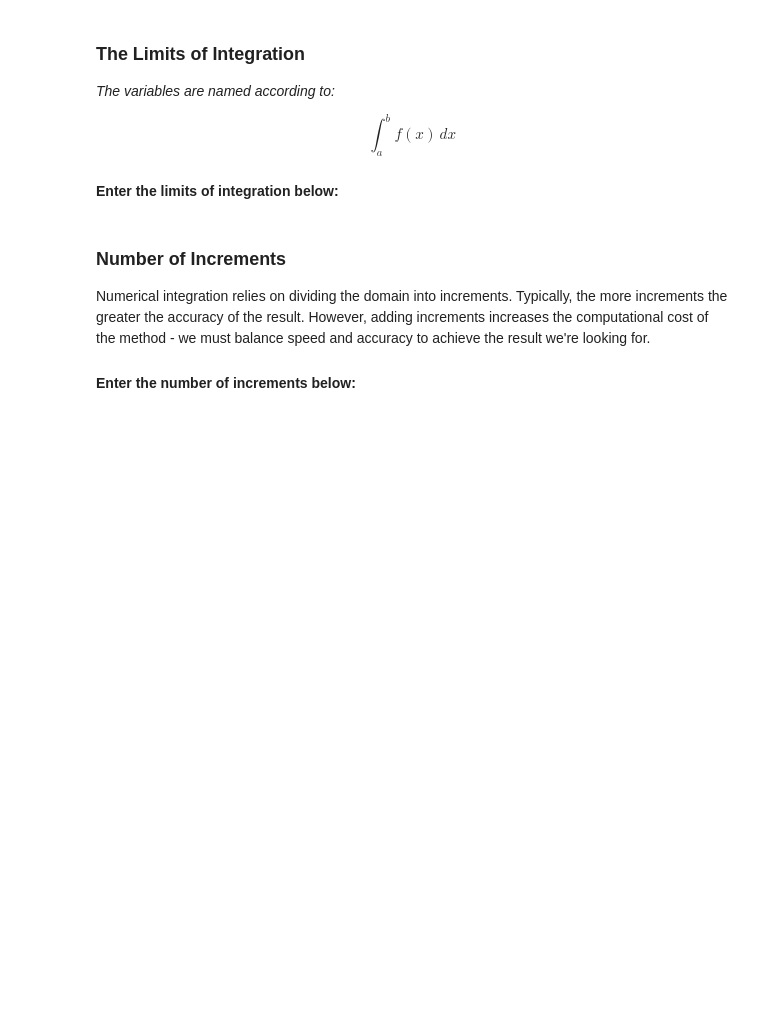
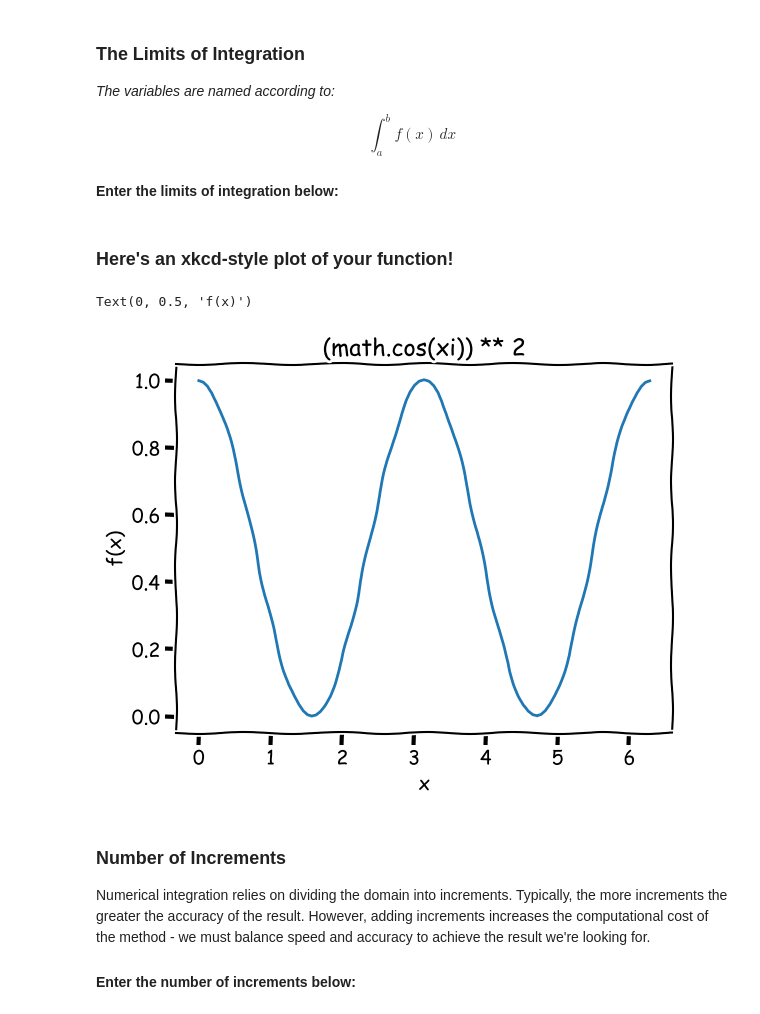
Before and after one commit to TonyFerrar/numerical-integration, a Jupyter notebook: simpsons-rule.ipynb, the cells around one changed output. Drawn from its saved outputs; the diff is of its cells as text; code cells hidden in the pictures; blank space fills up the shorter version.

```diff
--- a/simpsons-rule.ipynb
+++ b/simpsons-rule.ipynb
@@ -89,6 +90,17 @@ $$ \int_a^b f \left(x \right) \,dx $$
 a = 0
 # Upper Limit
 b = 2*math.pi
+# %% [markdown]
+### Here's an xkcd-style plot of your function!
+# %%
+plt.xkcd()
+plt.plot(np.linspace(a, b, 101), [eval(func) for xi in np.linspace(a, b, 101)])
+plt.title(func)
+plt.xlabel("x")
+plt.ylabel("f(x)")
+# %% [output]
+Text(0, 0.5, 'f(x)')
+[figure, added]
 # %% [markdown]
 ### Number of Increments
 
```
Also changed, not shown: parts of 15 cells of this notebook.
